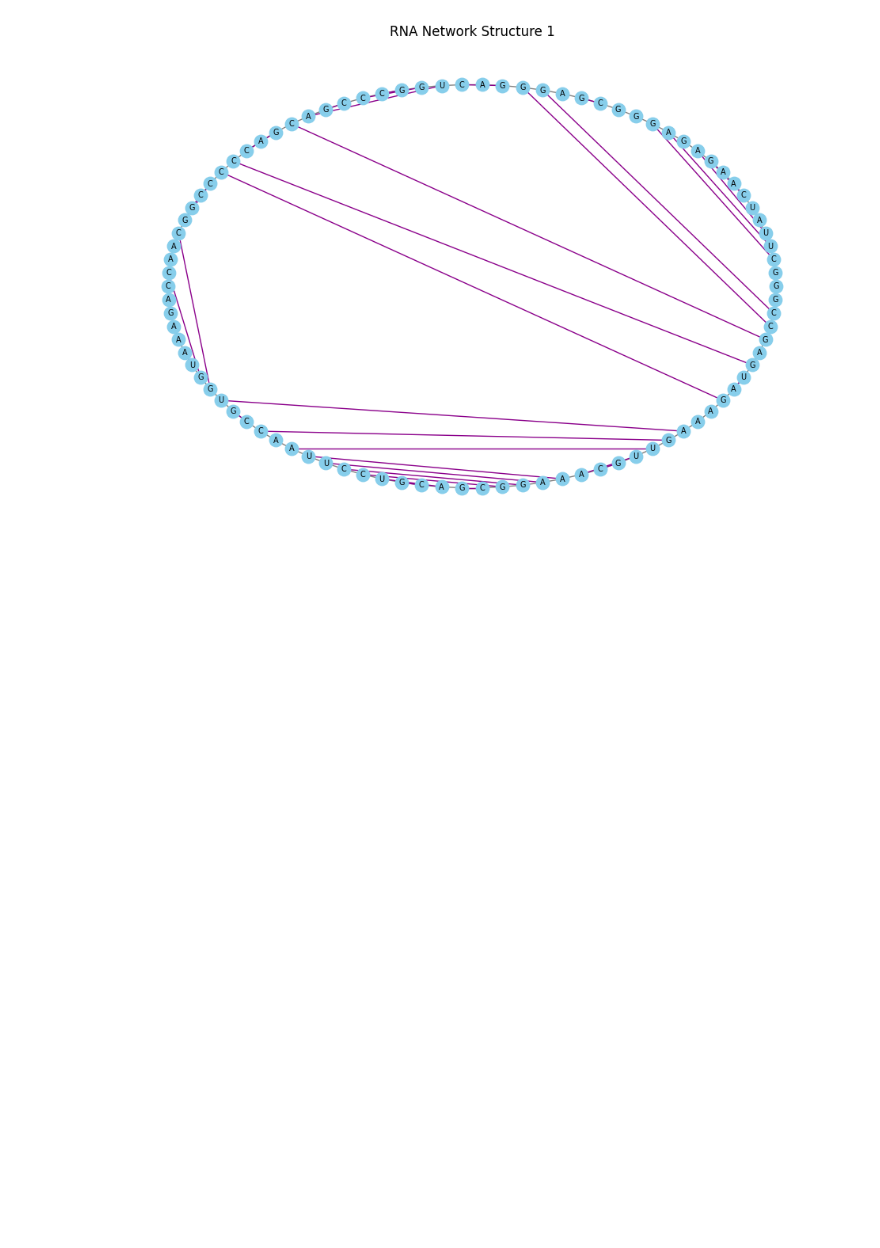
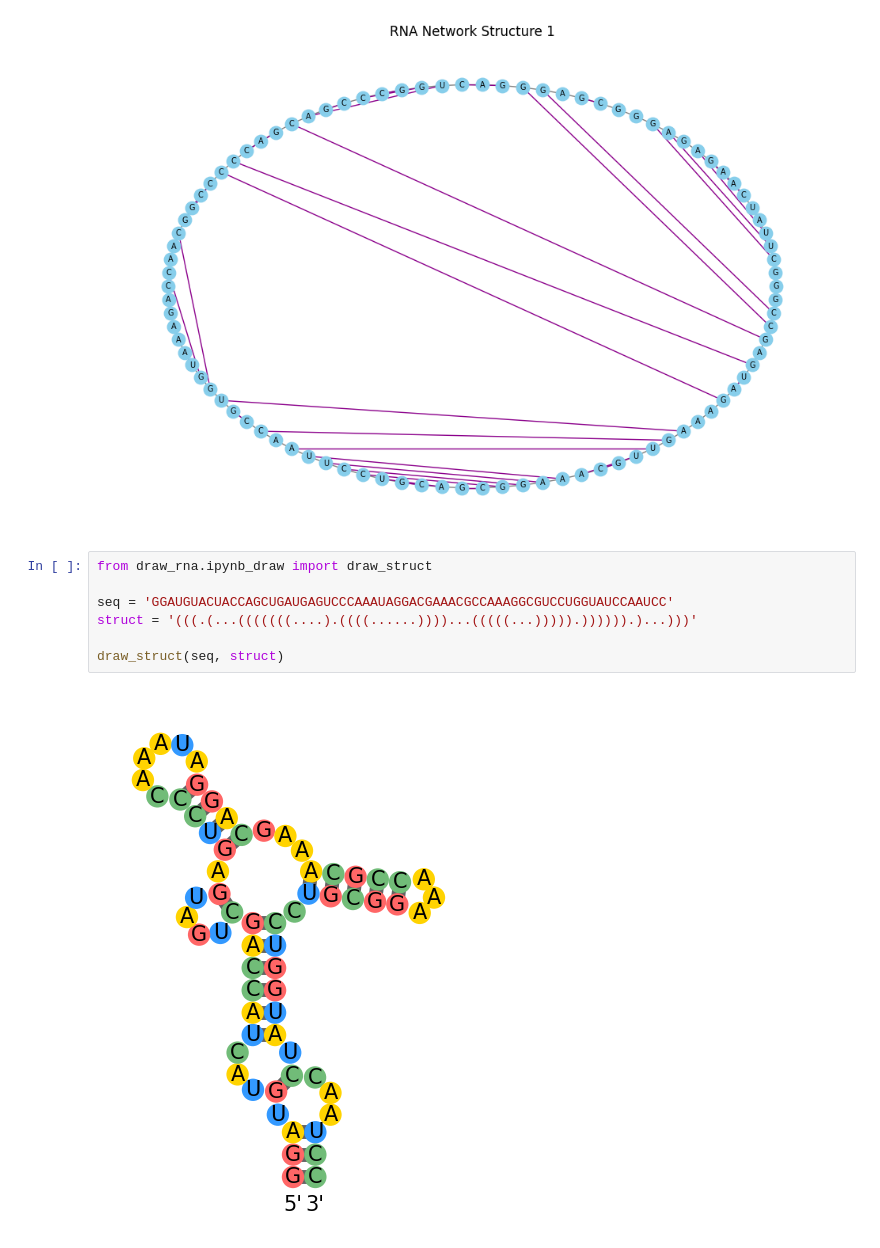
Before and after one commit to rna-oop/2425-m1-geniomhe-group-6, a Jupyter notebook: lab4/demo/ss_test.ipynb, the cells around one changed output. Cells and saved outputs as stored; diff of their text form; blank space fills up the shorter version.

Commit message:
-- update: viz, demo, figures + setup

```diff
--- a/lab4/demo/ss_test.ipynb
+++ b/lab4/demo/ss_test.ipynb
@@ -303,3 +314,12 @@ rna_network_X1_1.html
 Warning: When  cdn_resources is 'local' jupyter notebook has issues displaying graphics on chrome/safari. Use cdn_resources='in_line' or cdn_resources='remote' if you have issues viewing graphics in a ...
 rna_network_X2_1.html
 [figure]
+# %%
+from draw_rna.ipynb_draw import draw_struct
+
+seq = 'GGAUGUACUACCAGCUGAUGAGUCCCAAAUAGGACGAAACGCCAAAGGCGUCCUGGUAUCCAAUCC'
+struct = '(((.(...(((((((....).((((......))))...(((((...))))).)))))).)...)))'
+
+draw_struct(seq, struct)
+# %% [output]
+[figure, added]
```
Also changed, not shown: parts of 3 cells of this notebook, 24 other files.
